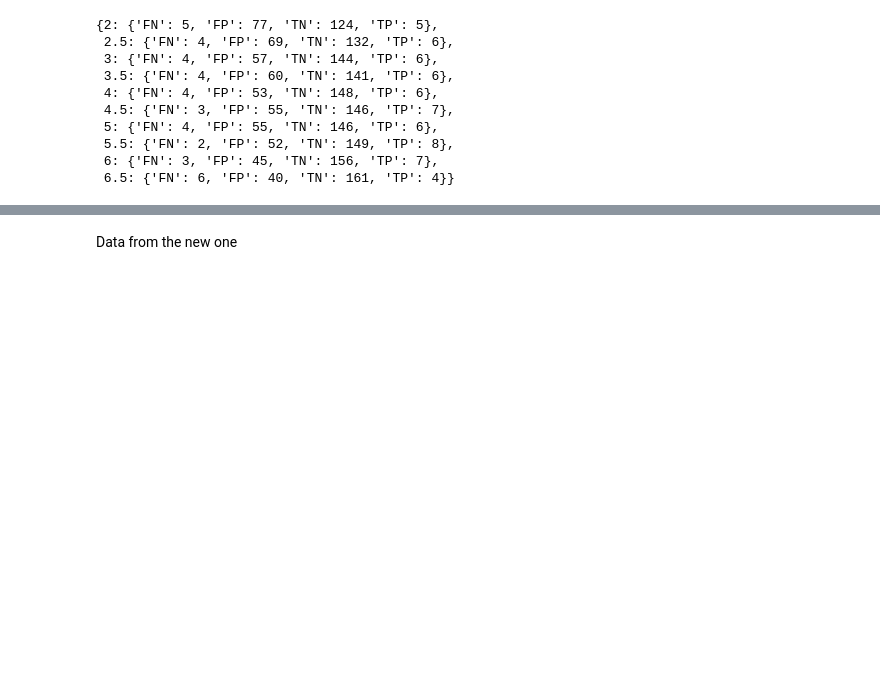
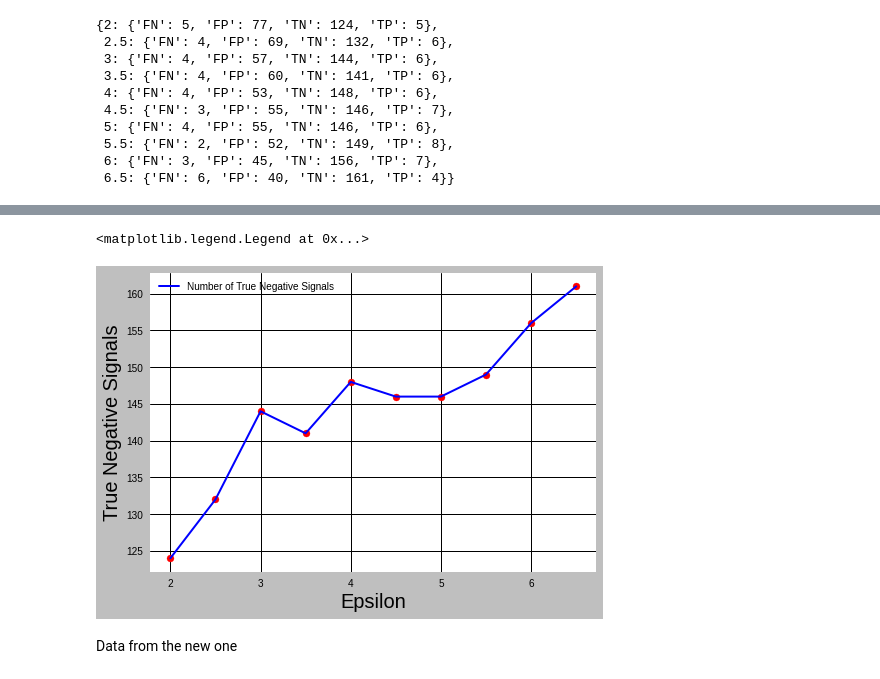
Before and after one commit to snpushpi/Covid19_Contact_tracing_repo_beta, a Jupyter notebook: Data_Analysis.ipynb, the cells around one changed output, grey strips where cells are left out. Cells and saved outputs as stored; diff of their text form; code cells hidden in the pictures; blank space fills up the shorter version.

```diff
--- a/Data_Analysis.ipynb
+++ b/Data_Analysis.ipynb
@@ -61,3 +132,23 @@ eps_num_data_list
+# %%
+fig = plt.figure()
+plt.clf()
+plt.xlabel('Epsilon')
+plt.ylabel('True Negative Signals')
+plt.plot(epsilon_list, TN_list,'b', label = 'Number of True Negative Signals')
+plt.scatter(epsilon_list, TN_list,c='r')
+mpl.rcParams['lines.linewidth'] = 2
+mpl.rcParams['boxplot.showbox'] = True
+mpl.rcParams['axes.titlesize']=24
+mpl.rcParams['axes.labelsize']=20
+mpl.rcParams['lines.linewidth']=2
+mpl.rcParams['xtick.labelsize']=10
+mpl.rcParams['ytick.labelsize']=10
+#mpl.rcParams.keys()
+plt.style.use(['grayscale'])
+plt.legend()
+# %% [output]
+<matplotlib.legend.Legend at 0x...>
+[figure, added]
 # %% [markdown]
 Data from the new one
 # %%
```
Also changed, not shown: parts of 9 cells of this notebook.
